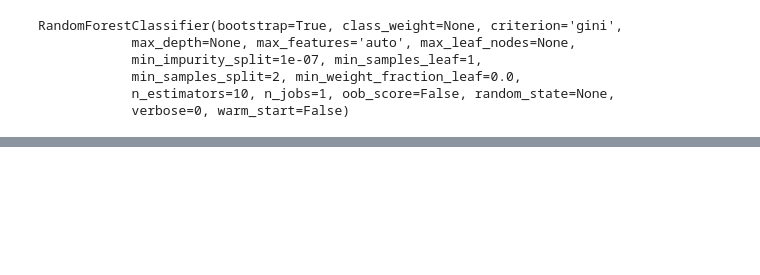
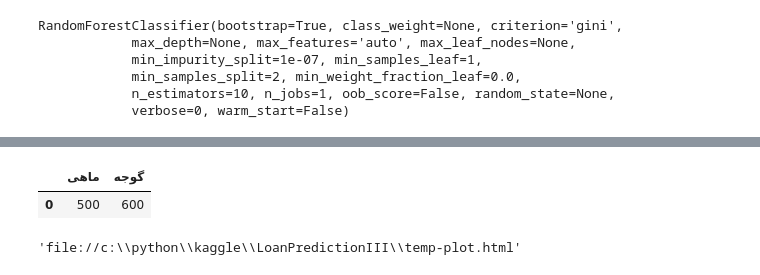
Before and after one commit to h0ssein2011/Kaggle_and_other_Online_competitions, a Jupyter notebook: LoanPredictionIII/LoanPred_III.ipynb, the cells around one changed output, grey strips where cells are left out. Drawn from its saved outputs; the diff is of its cells as text; code cells hidden in the pictures; blank space fills up the shorter version.

Commit message:
I add new data analysis db

```diff
--- a/LoanPredictionIII/LoanPred_III.ipynb
+++ b/LoanPredictionIII/LoanPred_III.ipynb
@@ -293,0 +298,17 @@ result_rf.to_csv('result_rf.csv',sep=',',index=False)
+# %%
+df=pd.read_clipboard()
+# %%
+df
+# %% [output]
+|  | ماهی | گوجه |
+| 0 | 500 | 600 |
+# %%
+import plotly
+from plotly.graph_objs import Scatter, Layout
+
+plotly.offline.plot({
+    "data": [Scatter(x=df['ماهی'], y=df['گوجه'])],
+    "layout": Layout(title="سلام")
+})
+# %% [output]
+'file://c:\\python\\kaggle\\LoanPredictionIII\\temp-plot.html'
```
Also changed, not shown: parts of 2 cells of this notebook, 2 other files.
